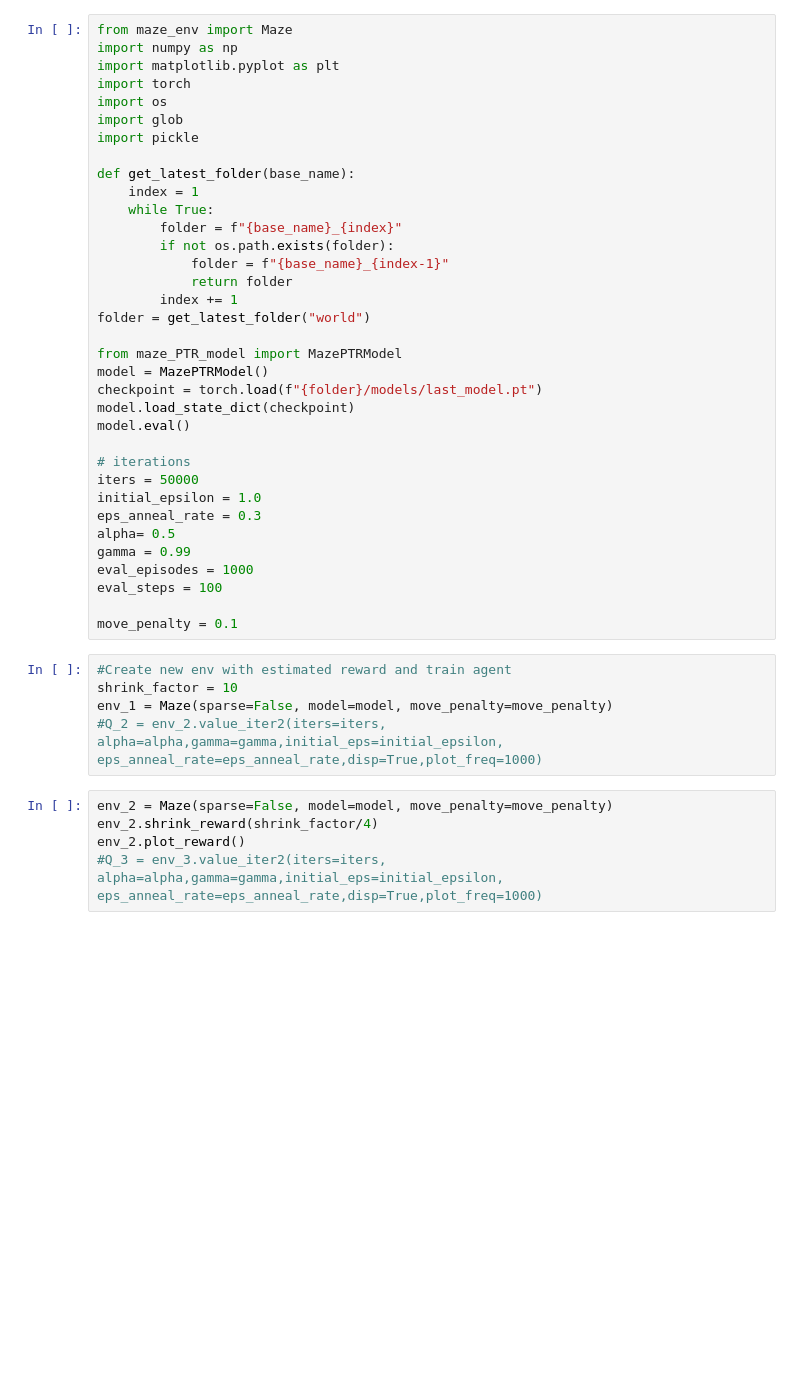
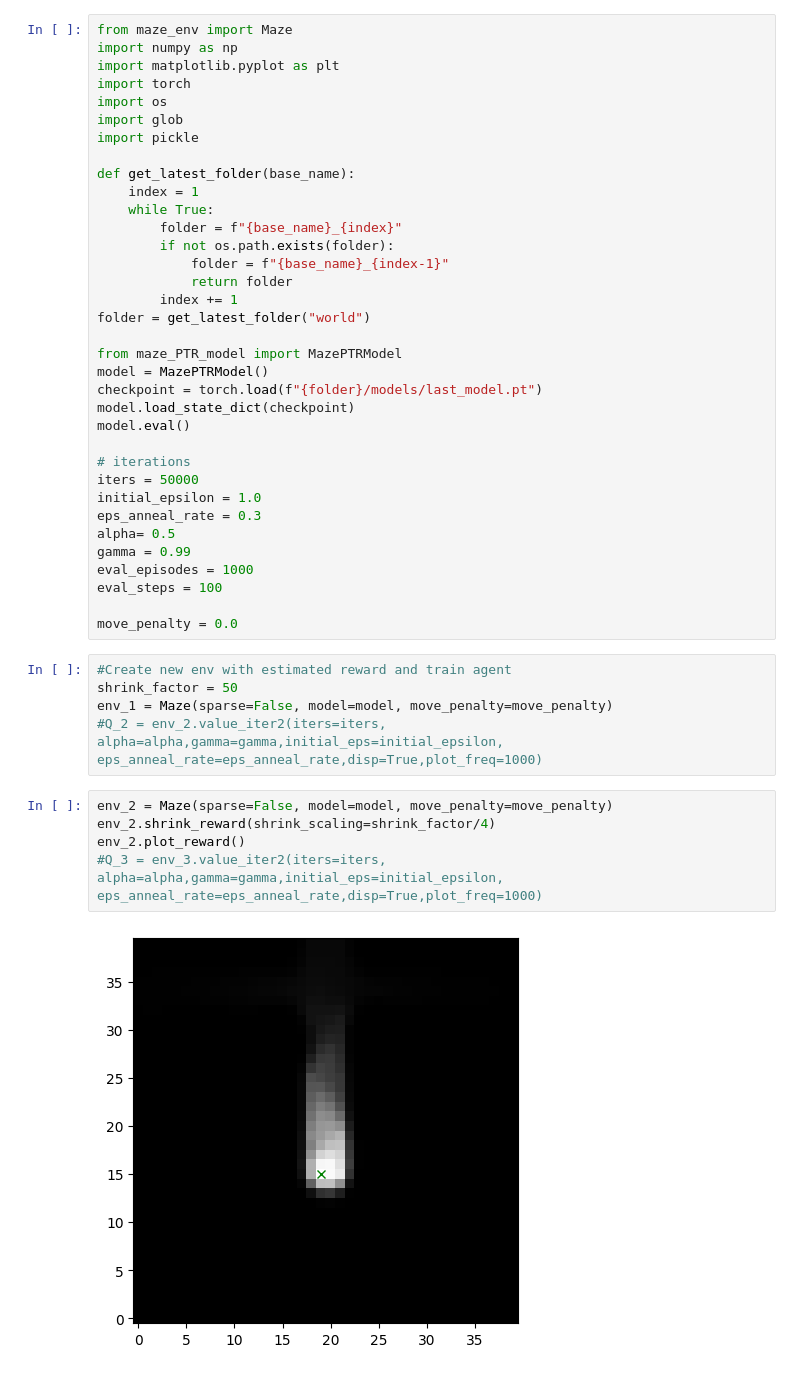
Before and after one commit to Alex427427427/2023_SRP_long_horizon, a Jupyter notebook: maze_world/5_maze_evaluation.ipynb, the cells around one changed output. Cells and saved outputs as stored; diff of their text form; blank space fills up the shorter version.

```diff
--- a/maze_world/5_maze_evaluation.ipynb
+++ b/maze_world/5_maze_evaluation.ipynb
@@ -32,17 +32,19 @@ gamma = 0.99
 eval_episodes = 1000
 eval_steps = 100
 
-move_penalty = 0.1
+move_penalty = 0.0
 # %%
 #Create new env with estimated reward and train agent
-shrink_factor = 10
+shrink_factor = 50
 env_1 = Maze(sparse=False, model=model, move_penalty=move_penalty)
 #Q_2 = env_2.value_iter2(iters=iters, alpha=alpha,gamma=gamma,initial_eps=initial_epsilon, eps_anneal_rate=eps_anneal_rate,disp=True,plot_freq=1000)
 # %%
 env_2 = Maze(sparse=False, model=model, move_penalty=move_penalty)
-env_2.shrink_reward(shrink_factor/4)
+env_2.shrink_reward(shrink_scaling=shrink_factor/4)
 env_2.plot_reward()
 #Q_3 = env_3.value_iter2(iters=iters, alpha=alpha,gamma=gamma,initial_eps=initial_epsilon, eps_anneal_rate=eps_anneal_rate,disp=True,plot_freq=1000)
+# %% [output]
+[figure, added]
 # %%
 
 env_3 = Maze(sparse=False, model=model, move_penalty=move_penalty)
```
Also changed, not shown: parts of 6 cells of this notebook, 21 other files.
